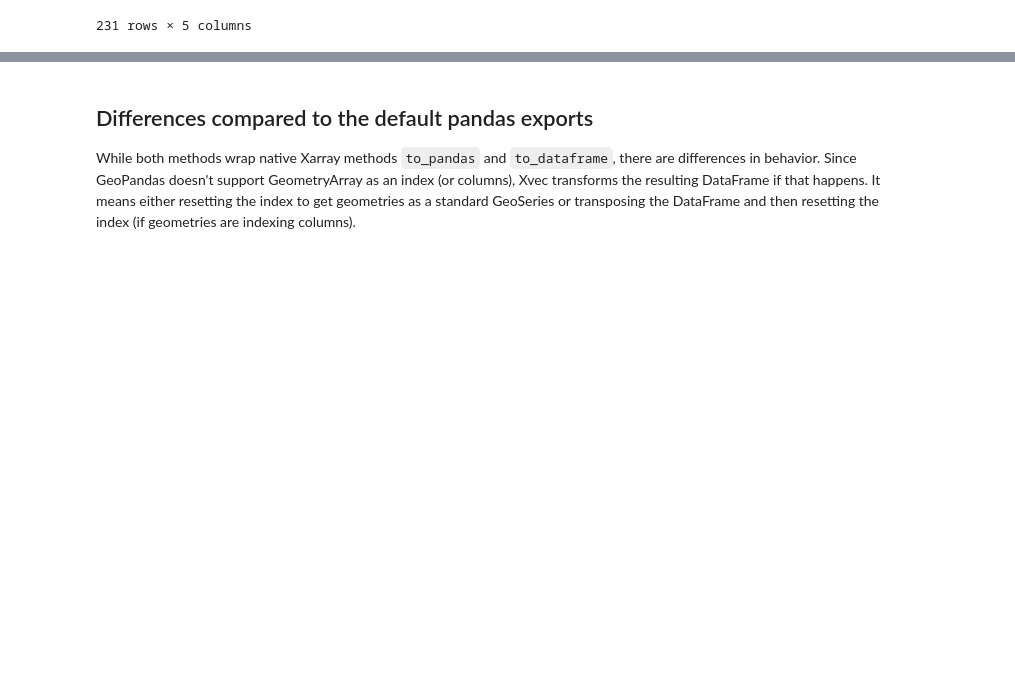
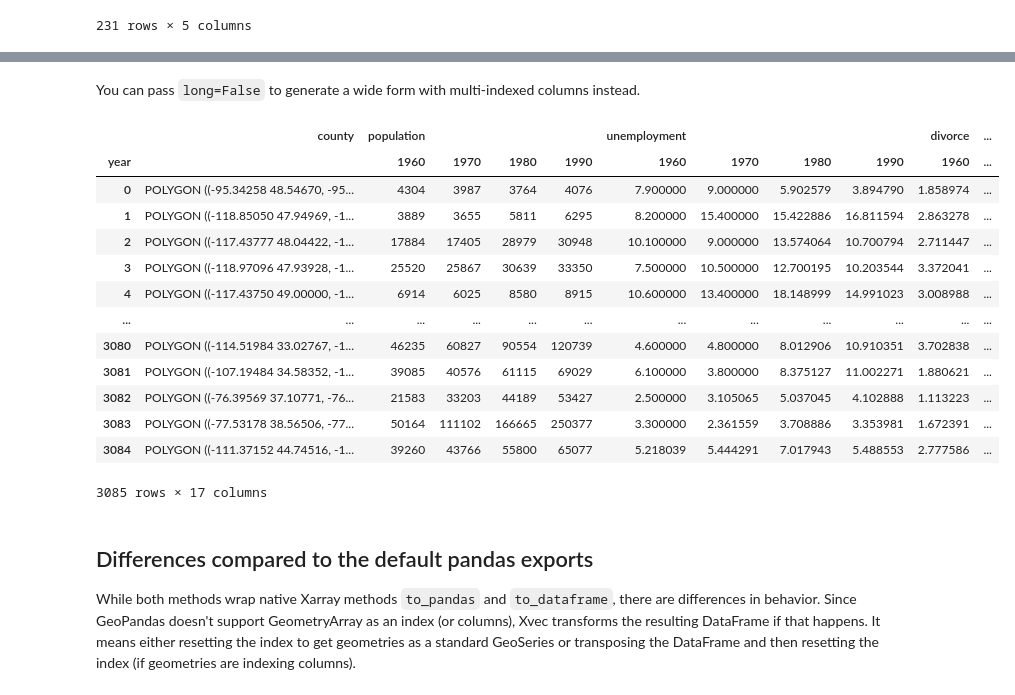
Before and after one commit to xarray-contrib/xvec, a Jupyter notebook: doc/source/geopandas.ipynb, the cells around one changed output, grey strips where cells are left out. Drawn from its saved outputs; the diff is of its cells as text; code cells hidden in the pictures; blank space fills up the shorter version.

```diff
--- a/doc/source/geopandas.ipynb
+++ b/doc/source/geopandas.ipynb
@@ -115,0 +120,13 @@ traffic_counts.sel(date="2023-02-28", time=12, origin=origin[0]).xvec.to_geodata
+# %%
+counties = gpd.read_file(get_path("geoda.natregimes"))
+
+deomgraphy = xr.Dataset(
+    data_vars=dict(
+        population=(["county", "year"], counties[["PO60", "PO70", "PO80", "PO90"]]),
+        unemployment=(["county", "year"], counties[["UE60", "UE70", "UE80", "UE90"]]),
+        divorce=(["county", "year"], counties[["DV60", "DV70", "DV80", "DV90"]]),
+        age=(["county", "year"], counties[["MA60", "MA70", "MA80", "MA90"]]),
+    ),
+    coords=dict(county=counties.geometry, year=[1960, 1970, 1980, 1990]),
+).xvec.set_geom_indexes("county", crs=counties.crs)
+deomgraphy
@@ -116,3 +165,22 @@ traffic_counts.sel(date="2023-02-28", time=12, origin=origin[0]).xvec.to_geodata
+# %% [markdown]
+You can pass `long=False` to generate a wide form with multi-indexed columns instead.
+# %%
+deomgraphy.xvec.to_geodataframe(long=False)
+# %% [output]
+|  | county | population |  |  |  | unemployment |  |  |  | divorce | ... |
+| year |  | 1960 | 1970 | 1980 | 1990 | 1960 | 1970 | 1980 | 1990 | 1960 | ... |
+| 0 | POLYGON ((-95.34258 48.54670, -95... | 4304 | 3987 | 3764 | 4076 | 7.900000 | 9.000000 | 5.902579 | 3.894790 | 1.858974 | ... |
+| 1 | POLYGON ((-118.85050 47.94969, -1... | 3889 | 3655 | 5811 | 6295 | 8.200000 | 15.400000 | 15.422886 | 16.811594 | 2.863278 | ... |
+| 2 | POLYGON ((-117.43777 48.04422, -1... | 17884 | 17405 | 28979 | 30948 | 10.100000 | 9.000000 | 13.574064 | 10.700794 | 2.711447 | ... |
+| 3 | POLYGON ((-118.97096 47.93928, -1... | 25520 | 25867 | 30639 | 33350 | 7.500000 | 10.500000 | 12.700195 | 10.203544 | 3.372041 | ... |
+| 4 | POLYGON ((-117.43750 49.00000, -1... | 6914 | 6025 | 8580 | 8915 | 10.600000 | 13.400000 | 18.148999 | 14.991023 | 3.008988 | ... |
+| ... | ... | ... | ... | ... | ... | ... | ... | ... | ... | ... | ... |
+| 3080 | POLYGON ((-114.51984 33.02767, -1... | 46235 | 60827 | 90554 | 120739 | 4.600000 | 4.800000 | 8.012906 | 10.910351 | 3.702838 | ... |
+| 3081 | POLYGON ((-107.19484 34.58352, -1... | 39085 | 40576 | 61115 | 69029 | 6.100000 | 3.800000 | 8.375127 | 11.002271 | 1.880621 | ... |
+| 3082 | POLYGON ((-76.39569 37.10771, -76... | 21583 | 33203 | 44189 | 53427 | 2.500000 | 3.105065 | 5.037045 | 4.102888 | 1.113223 | ... |
+| 3083 | POLYGON ((-77.53178 38.56506, -77... | 50164 | 111102 | 166665 | 250377 | 3.300000 | 2.361559 | 3.708886 | 3.353981 | 1.672391 | ... |
+| 3084 | POLYGON ((-111.37152 44.74516, -1... | 39260 | 43766 | 55800 | 65077 | 5.218039 | 5.444291 | 7.017943 | 5.488553 | 2.777586 | ... |
+3085 rows × 17 columns
 # %% [markdown]
 ## Differences compared to the default pandas exports
 
```
Also changed, not shown: parts of 4 cells of this notebook, 4 other files.
